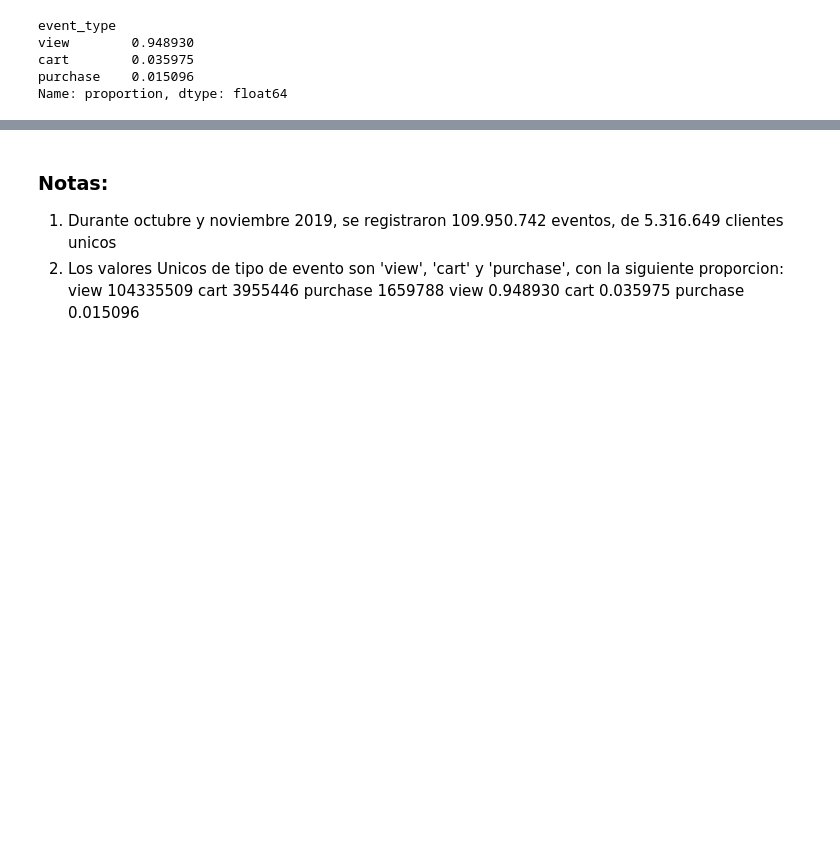
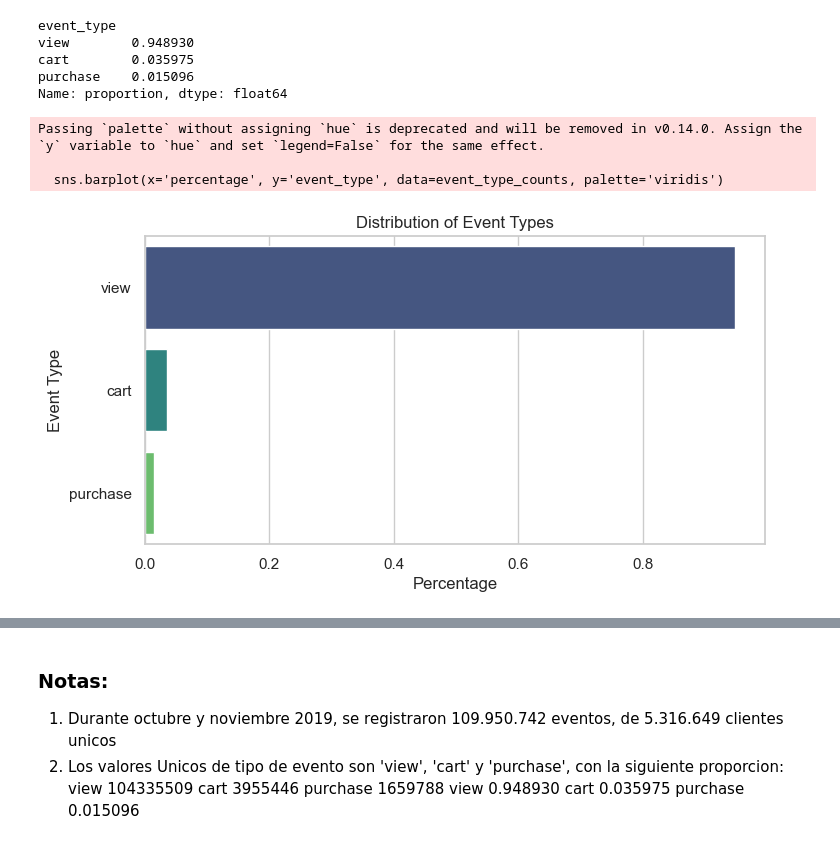
Before and after one commit to Jluisfeltrer/ecmn_cloud, a Jupyter notebook: cuadernos/C1.ipynb, the cells around one changed output, grey strips where cells are left out. Drawn from its saved outputs; the diff is of its cells as text; code cells hidden in the pictures; blank space fills up the shorter version.

```diff
--- a/cuadernos/C1.ipynb
+++ b/cuadernos/C1.ipynb
@@ -86,3 +86,20 @@ view        0.948930
 cart        0.035975
 purchase    0.015096
 Name: proportion, dtype: float64
+# %%
+# crea un df con los porcentajes de cada valor unico en la columna event_type
+event_type_counts = df1['event_type'].value_counts(normalize=True).reset_index()
+event_type_counts.columns = ['event_type', 'percentage']
+# %%
+# visualizar los datos de event_type_counts en un barplot, barras horizontales
+plt.figure(figsize=(8, 4))
+sns.barplot(x='percentage', y='event_type', data=event_type_counts, palette='viridis')
+plt.title('Distribution of Event Types')
+plt.xlabel('Percentage')
+plt.ylabel('Event Type')
+plt.show()
+# %% [output]
+Passing `palette` without assigning `hue` is deprecated and will be removed in v0.14.0. Assign the `y` variable to `hue` and set `legend=False` for the same effect.
+
+  sns.barplot(x='percentage', y='event_type', data=event_type_counts, palette='viridis')
+[figure, added]
```
Also changed, not shown: parts of 5 cells of this notebook.
